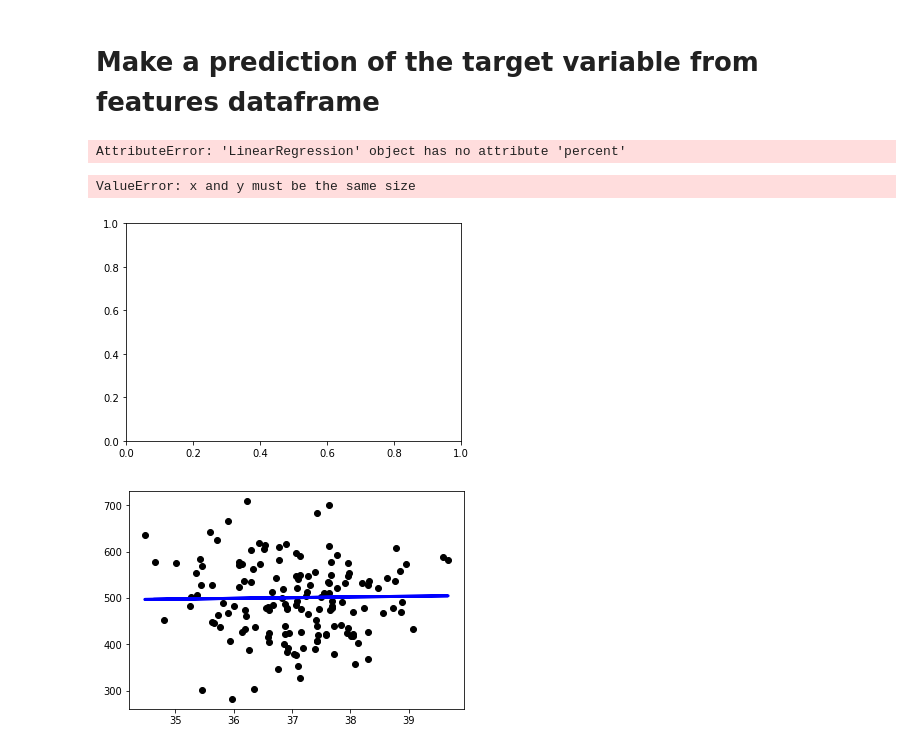
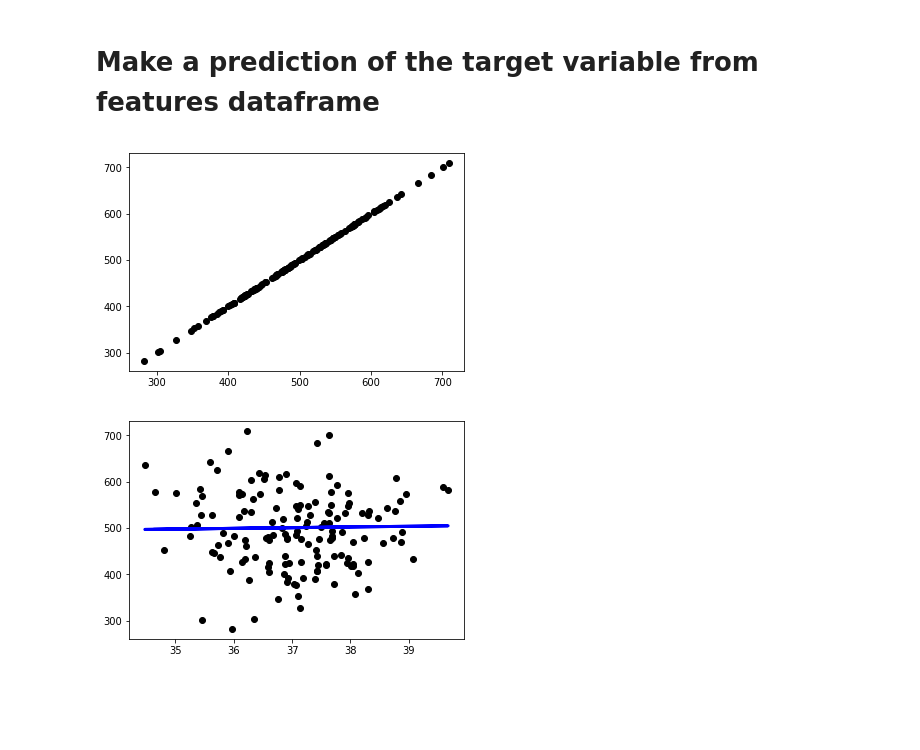
Before and after one commit to steveflys/data-science, a Jupyter notebook: regression.ipynb, the cells around one changed output. Cells and saved outputs as stored; diff of their text form; code cells hidden in the pictures; blank space fills up the shorter version.

```diff
--- a/regression.ipynb
+++ b/regression.ipynb
@@ -106,18 +106,15 @@ Coefficients:
 # %% [markdown]
 # Make a prediction of the target variable from features dataframe
 # %%
-predictions = regr.percent( X_test)
+predictions = regr.predict( X_test)
-# %% [output]
-AttributeError: 'LinearRegression' object has no attribute 'percent'
 # %%
 # Plot outputs
-plt.scatter(X_test, Y_test,  color='black')
-plt.plot(X_test, Y_pred, color='blue', linewidth=3)
+plt.scatter(Y_test, Y_test,  color='black')
+#plt.plot(Y_test, Y_pred, color='blue', linewidth=1)
 
 plt.show()
 # %% [output]
-ValueError: x and y must be the same size
-[figure, old version]
+[figure, new version]
 # %%
 #Repeat the process for the time on website.
 cust_data_app = pd.DataFrame(df['Time on Website'])
```
Also changed, not shown: parts of 3 cells of this notebook, 1 other file.
